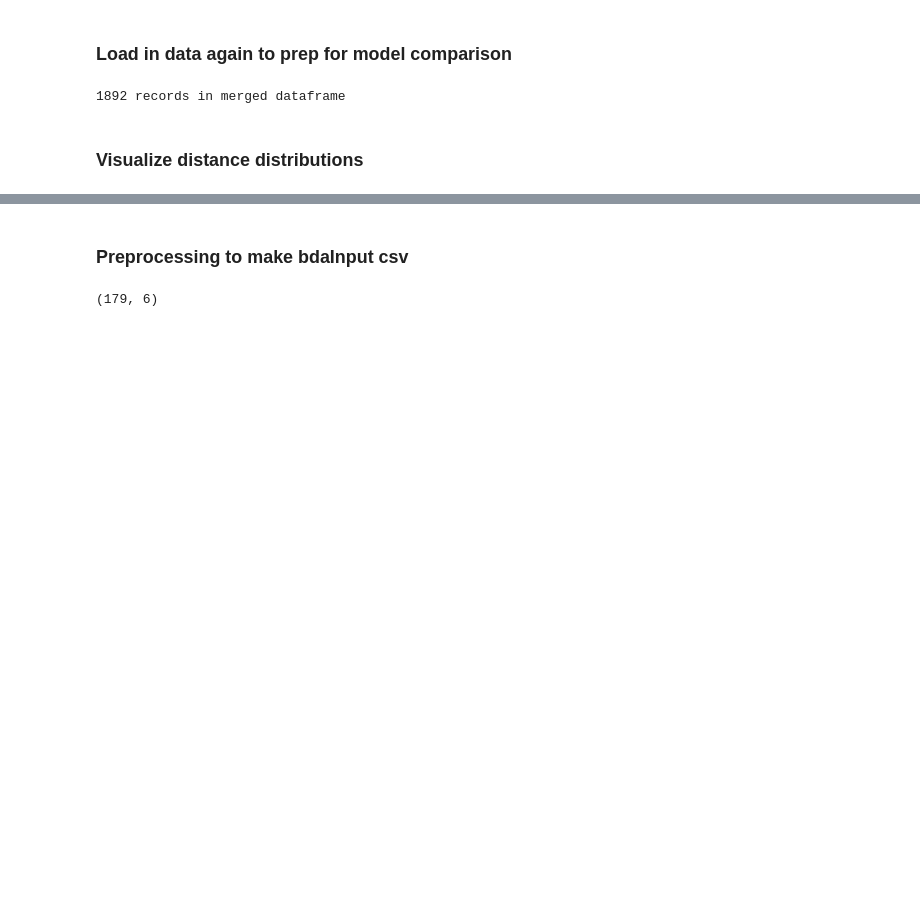
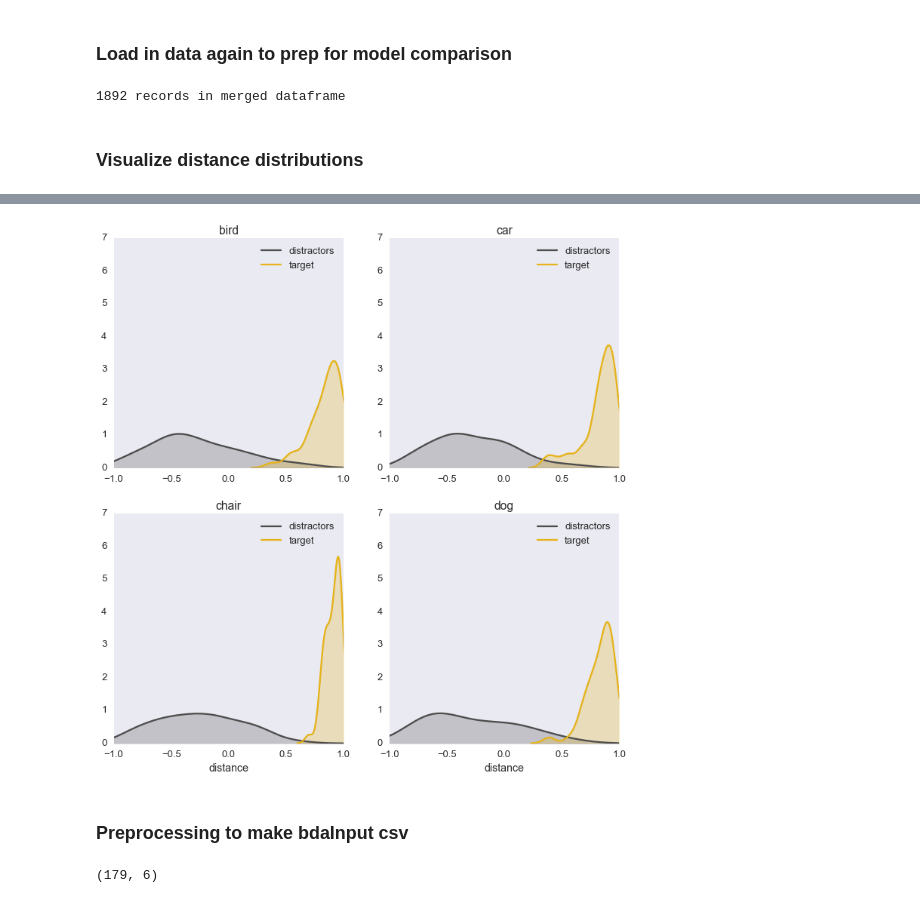
Before and after one commit to hawkrobe/reference_games, a Jupyter notebook: analysis/3dObjects/sketchpad_basic/pilot2_analysis_sketchpad_basic.ipynb, the cells around one changed output, grey strips where cells are left out. Drawn from its saved outputs; the diff is of its cells as text; code cells hidden in the pictures; blank space fills up the shorter version.

```diff
--- a/analysis/3dObjects/sketchpad_basic/pilot2_analysis_sketchpad_basic.ipynb
+++ b/analysis/3dObjects/sketchpad_basic/pilot2_analysis_sketchpad_basic.ipynb
@@ -629,3 +639,19 @@ plt.title('close (fixedpose)')
+# %%
+sns.set_context('talk')
+plt.figure(figsize=(12,12))
+for i,cl in enumerate(classes):
+    plt.subplot(2,2,i+1)
+    _D = D[(D.condition=='closer') & (D['fname'].isin(test_examples)) & (D['category']==cl) ]
+    distractor_dists = np.hstack((_D.dD1.values,_D.dD2.values,_D.dD3.values))
+    sns.kdeplot(distractor_dists, shade=True, color=(0.3,0.3,0.3),label='distractors')
+    sns.kdeplot(_D.dT.values, shade=True, color=(0.9,0.7,0.1),label='target')
+    plt.ylim([0,7])
+    plt.xlim([-1,1])
+    if i>1:
+        plt.xlabel('distance')
+    plt.title('{}'.format(cl))
+# %% [output]
+[figure, added]
 # %% [markdown]
 ### Preprocessing to make bdaInput csv
 # %%
```
Also changed, not shown: parts of 3 cells of this notebook.
